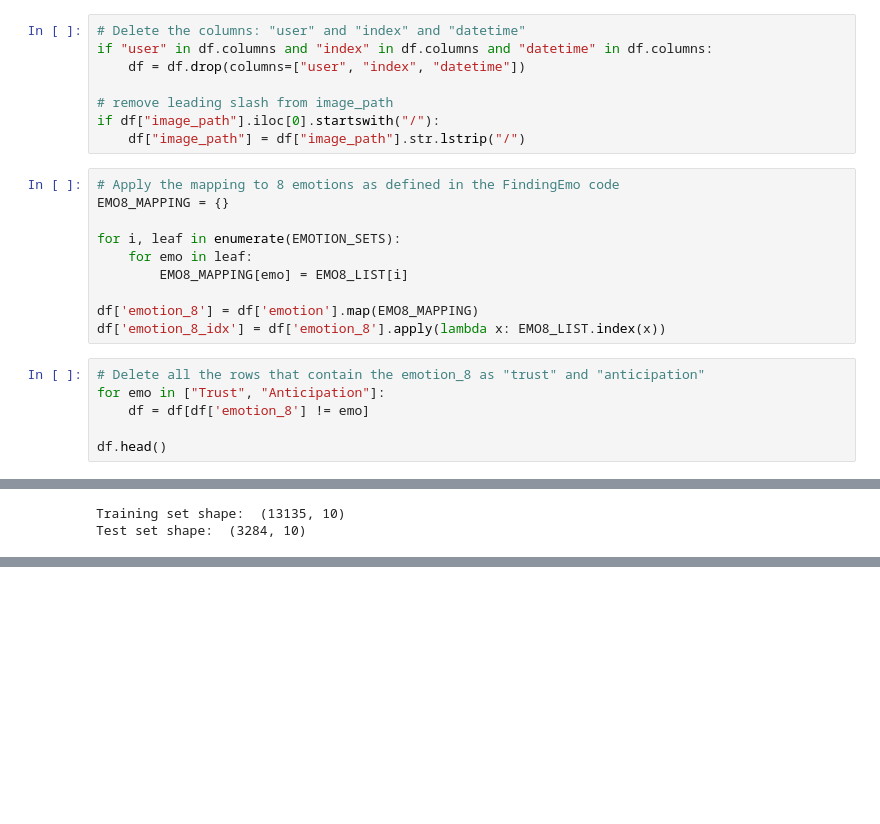
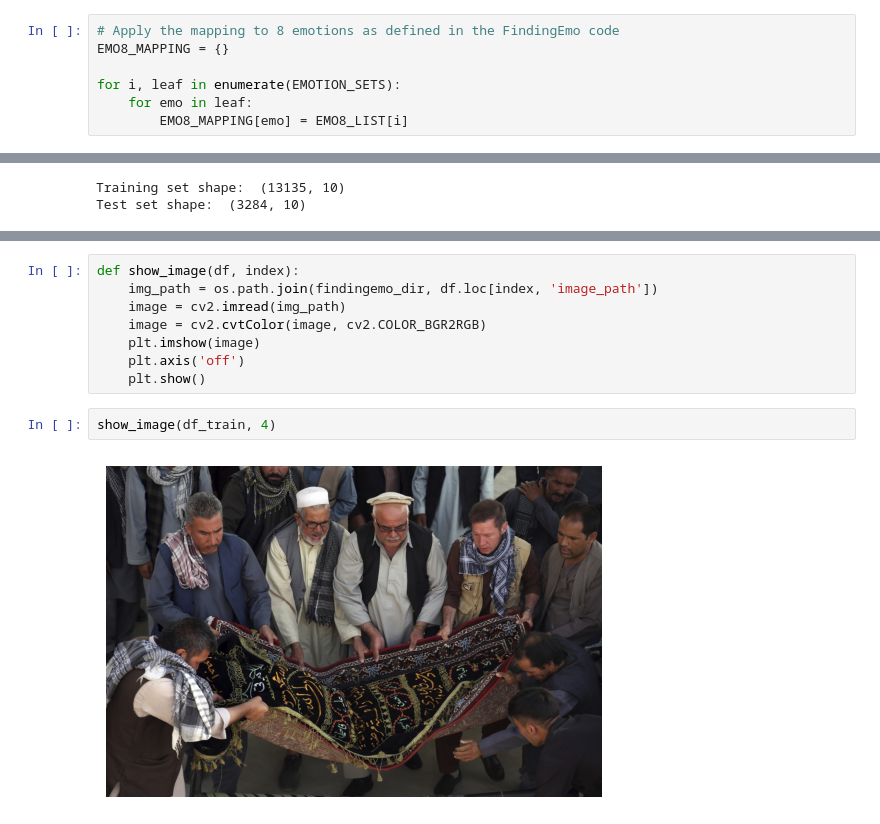
Before and after one commit to jarnedemoenvub/nsai_social_cognition, a Jupyter notebook: code/notebooks/nsai3.ipynb, the cells around one changed output, grey strips where cells are left out. Drawn from its saved outputs; the diff is of its cells as text; blank space fills up the shorter version.

```diff
--- a/code/notebooks/nsai3.ipynb
+++ b/code/notebooks/nsai3.ipynb
@@ -68,14 +68,6 @@ EMOTION_SETS = [["Serenity", "Joy", "Ecstasy"],
                     ["Interest", "Anticipation", "Vigilance"]]
 
 EMO8_LIST = [l[1] for l in EMOTION_SETS]
-# %%
-# Delete the columns: "user" and "index" and "datetime"
-if "user" in df.columns and "index" in df.columns and "datetime" in df.columns:
-    df = df.drop(columns=["user", "index", "datetime"])
-
-# remove leading slash from image_path
-if df["image_path"].iloc[0].startswith("/"):
-    df["image_path"] = df["image_path"].str.lstrip("/")
 # %%
 # Apply the mapping to 8 emotions as defined in the FindingEmo code
 EMO8_MAPPING = {}
@@ -83,12 +75,3 @@ EMO8_MAPPING = {}
 for i, leaf in enumerate(EMOTION_SETS):
     for emo in leaf:
         EMO8_MAPPING[emo] = EMO8_LIST[i]
-
-df['emotion_8'] = df['emotion'].map(EMO8_MAPPING)
-df['emotion_8_idx'] = df['emotion_8'].apply(lambda x: EMO8_LIST.index(x))
-# %%
-# Delete all the rows that contain the emotion_8 as "trust" and "anticipation"
-for emo in ["Trust", "Anticipation"]:
-    df = df[df['emotion_8'] != emo]
-
-df.head()
@@ -557,3 +528,15 @@ Test set shape:  (3284, 10)
+# %%
+def show_image(df, index):
+    img_path = os.path.join(findingemo_dir, df.loc[index, 'image_path'])
+    image = cv2.imread(img_path)
+    image = cv2.cvtColor(image, cv2.COLOR_BGR2RGB)
+    plt.imshow(image)
+    plt.axis('off')
+    plt.show()
+# %%
+show_image(df_train, 4)
+# %% [output]
+[figure, added]
 # %%
 face_processor = AutoImageProcessor.from_pretrained("trpakov/vit-face-expression", use_fast=True)
 face_model = AutoModelForImageClassification.from_pretrained("trpakov/vit-face-expression")
```
Also changed, not shown: parts of 23 cells of this notebook, 3 other files.
